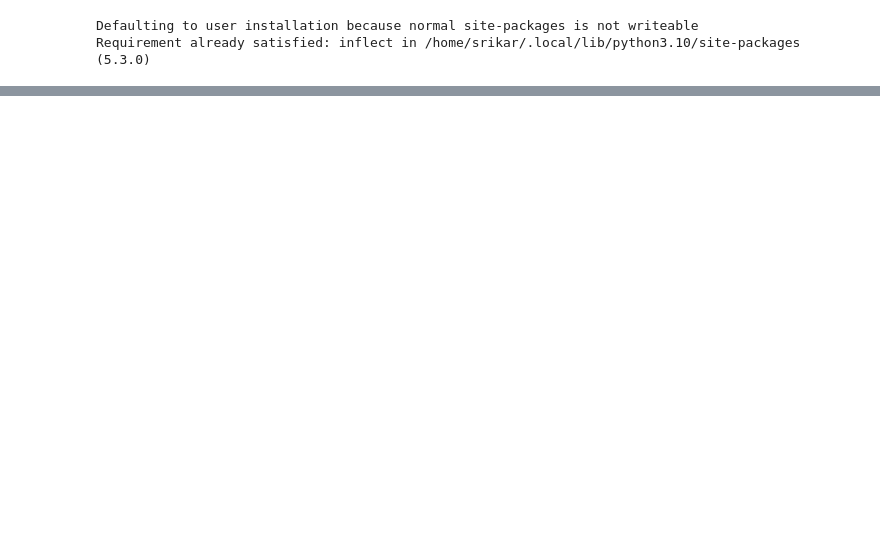
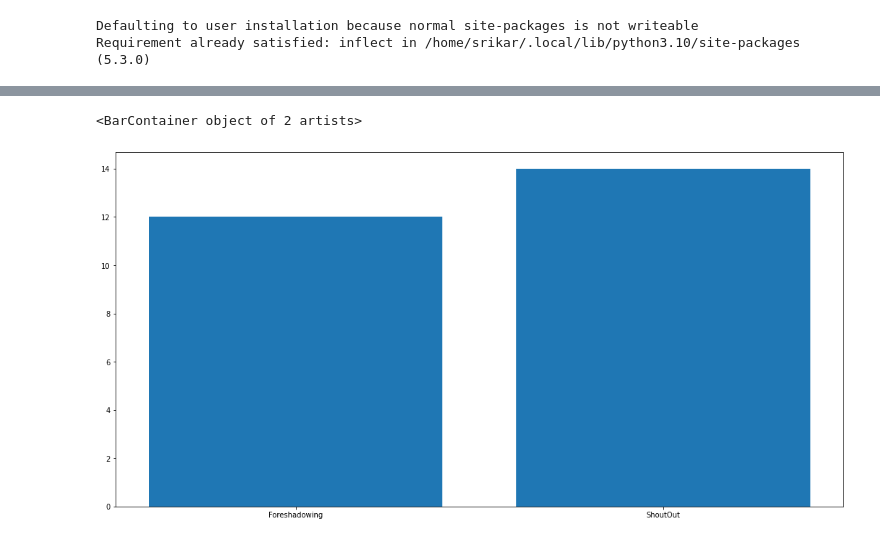
Before and after one commit to SacredFisher/Python_Project, a Jupyter notebook: Python Project.ipynb, the cells around one changed output, grey strips where cells are left out. Cells and saved outputs as stored; diff of their text form; code cells hidden in the pictures; blank space fills up the shorter version.

```diff
--- a/Python Project.ipynb
+++ b/Python Project.ipynb
@@ -256,0 +267,7 @@ plt.show()
+# %%
+plt.bar(x,
+
+        y)
+# %% [output]
+<BarContainer object of 2 artists>
+[figure, added]
```
Also changed, not shown: parts of 5 cells of this notebook, 1 other file.
